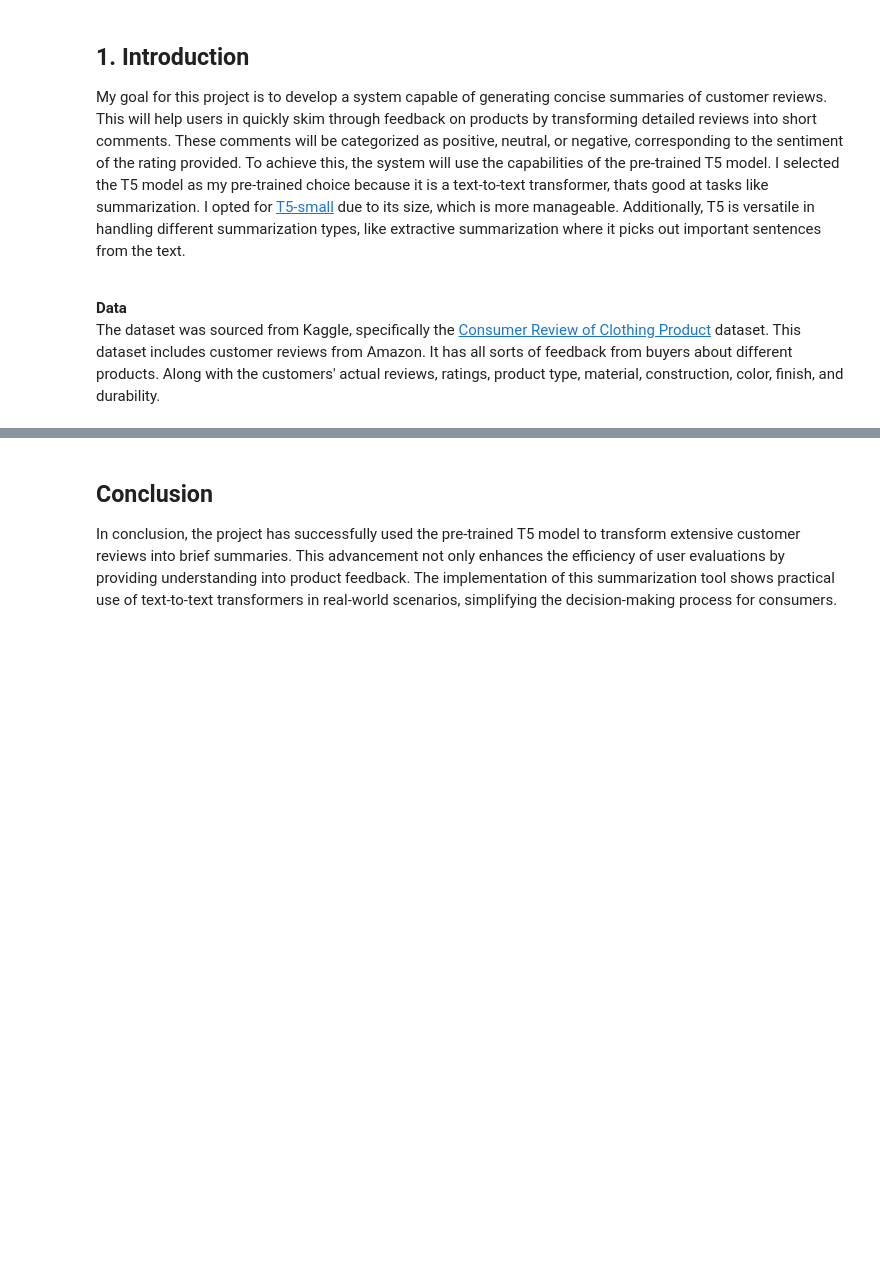
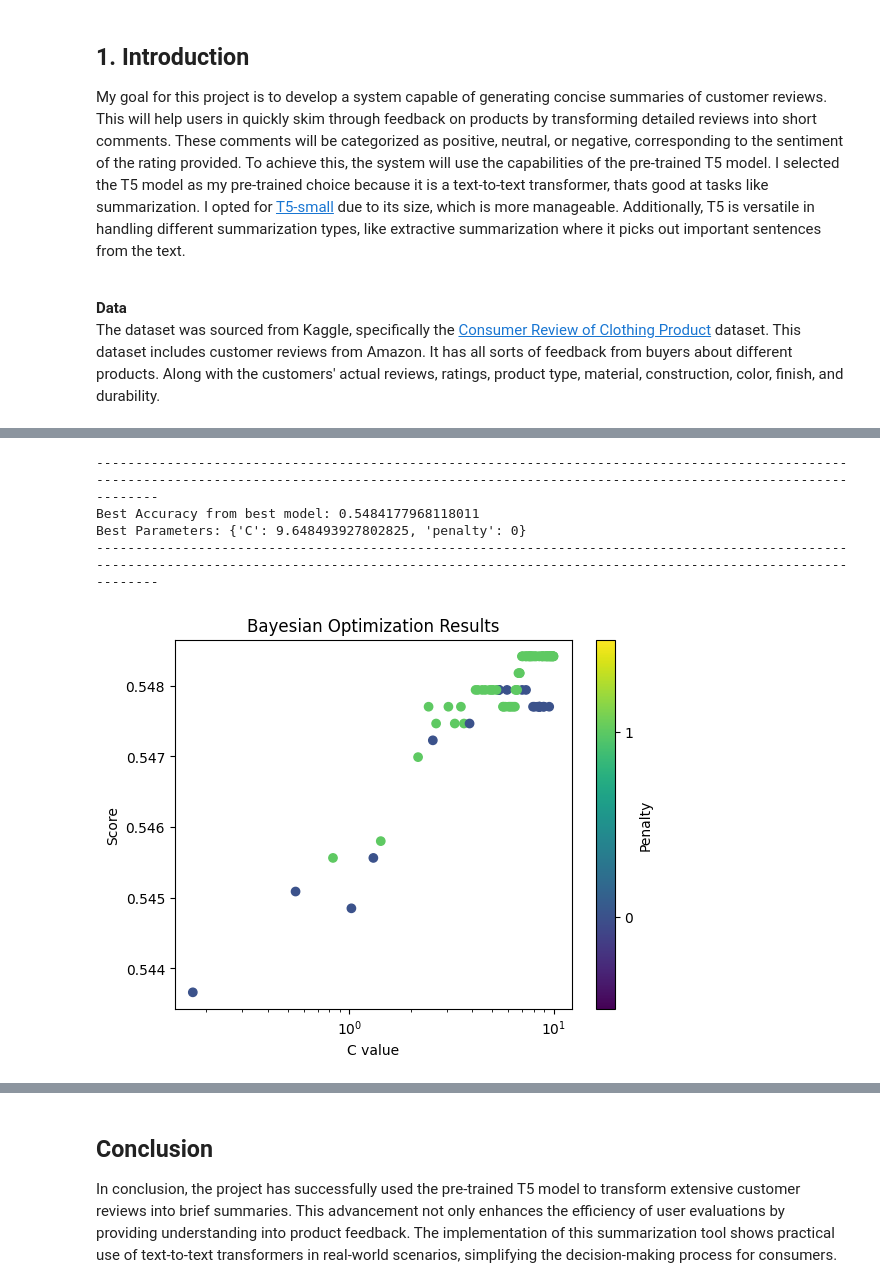
Before and after one commit to Ariamestra/ConsumerReviews, a Jupyter notebook: project_part3.ipynb, the cells around one changed output, grey strips where cells are left out. Cells and saved outputs as stored; diff of their text form; code cells hidden in the pictures; blank space fills up the shorter version.

```diff
--- a/project_part3.ipynb
+++ b/project_part3.ipynb
@@ -604,0 +344,55 @@ Summarized Review Word Count: 29
+# %%
+# ------------------------------- Model Tuning -------------------------------
+space = {
+    'C': hp.uniform('C', 0.01, 10.0),
+    'penalty': hp.choice('penalty', ['l1', 'l2'])
+}
+
+def objective(params):
+    model = LogisticRegression(**params, solver='liblinear')
+    model.fit(X_train_tfidf, y_train)
+    score = model.score(X_test_tfidf, y_test)
+    return {'loss': -score, 'status': STATUS_OK}
+
+# Run algorithm
+trials = Trials()
+best = fmin(fn=objective, space=space, algo=tpe.suggest, max_evals=100, trials=trials)
+
+# ------------------------------- Model Evaluation -------------------------------
+
+penalty_choice = ['l1', 'l2'][best['penalty']]
+best_model = LogisticRegression(
+    C=best['C'],
+    penalty=penalty_choice,
+    solver='liblinear'
+)
+best_model.fit(X_train_tfidf, y_train)
+
+# Calculate accuracy
+best_accuracy = best_model.score(X_test_tfidf, y_test)
+print('-' * 200)
+print(f"Best Accuracy from best model: {best_accuracy}")
+print(f"Best Parameters: {best}")
+print('-' * 200)
+
+
+C_values = [x['misc']['vals']['C'][0] for x in trials.trials]
+penalties = [x['misc']['vals']['penalty'][0] for x in trials.trials]
+losses = [-x['result']['loss'] for x in trials.trials]
+
+penalties = ['l1' if p == 0 else 'l2' for p in penalties]
+
+plt.scatter(C_values, losses, c=[penalties.index(p) for p in penalties], cmap='viridis')
+plt.colorbar(ticks=[0, 1], label='Penalty')
+plt.clim(-0.5, 1.5)
+plt.xlabel('C value')
+plt.ylabel('Score')
+plt.xscale('log')
+plt.title('Bayesian Optimization Results')
+plt.show()
+# %% [output]
+--------------------------------------------------------------------------------------------------------------------------------------------------------------------------------------------------------
+Best Accuracy from best model: 0.5484177968118011
+Best Parameters: {'C': 9.648493927802825, 'penalty': 0}
+--------------------------------------------------------------------------------------------------------------------------------------------------------------------------------------------------------
+[figure, added]
```
Also changed, not shown: parts of 34 cells of this notebook.
